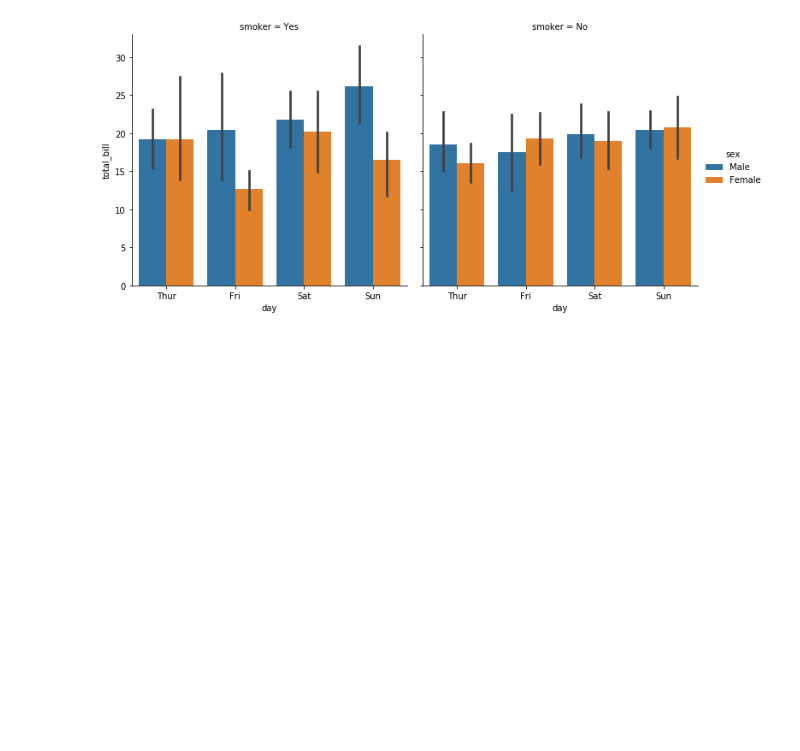
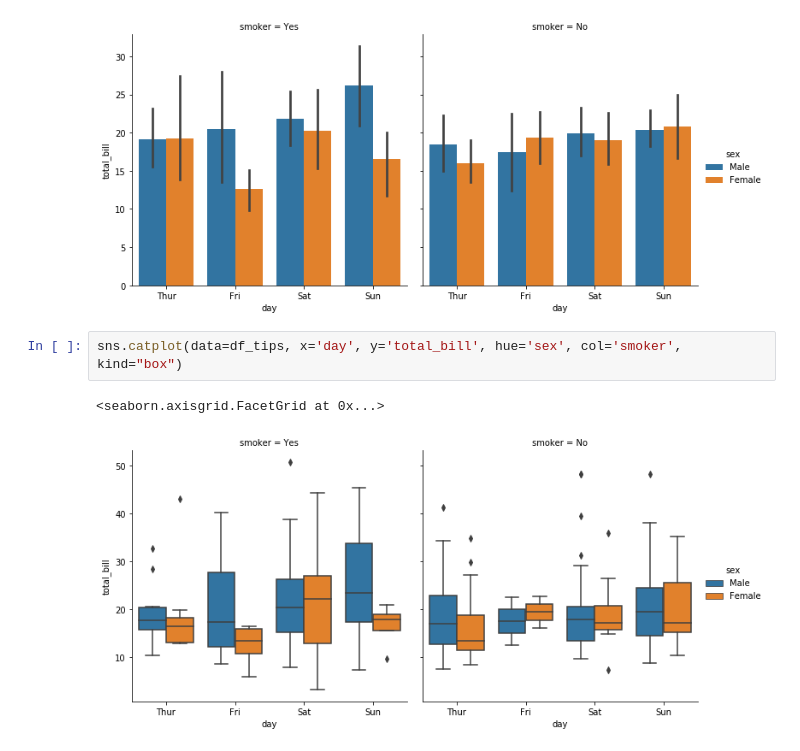
Before and after one commit to shush-jp/seaborn_ggplot, a Jupyter notebook: seaborn.ipynb, the cells around one changed output. Saved outputs shown, nothing was run; the diff lists cells and outputs as text; blank space fills up the shorter version.

Commit message:
~ box plot

```diff
--- a/seaborn.ipynb
+++ b/seaborn.ipynb
@@ -38,3 +38,8 @@ sns.catplot(data=df_tips, x='day', y='total_bill', hue='sex', col='smoker', kind
 # %% [output]
 <seaborn.axisgrid.FacetGrid at 0x...>
 [figure]
+# %%
+sns.catplot(data=df_tips, x='day', y='total_bill', hue='sex', col='smoker', kind="box")
+# %% [output]
+<seaborn.axisgrid.FacetGrid at 0x...>
+[figure, added]
```
Also changed, not shown: 1 other file.
